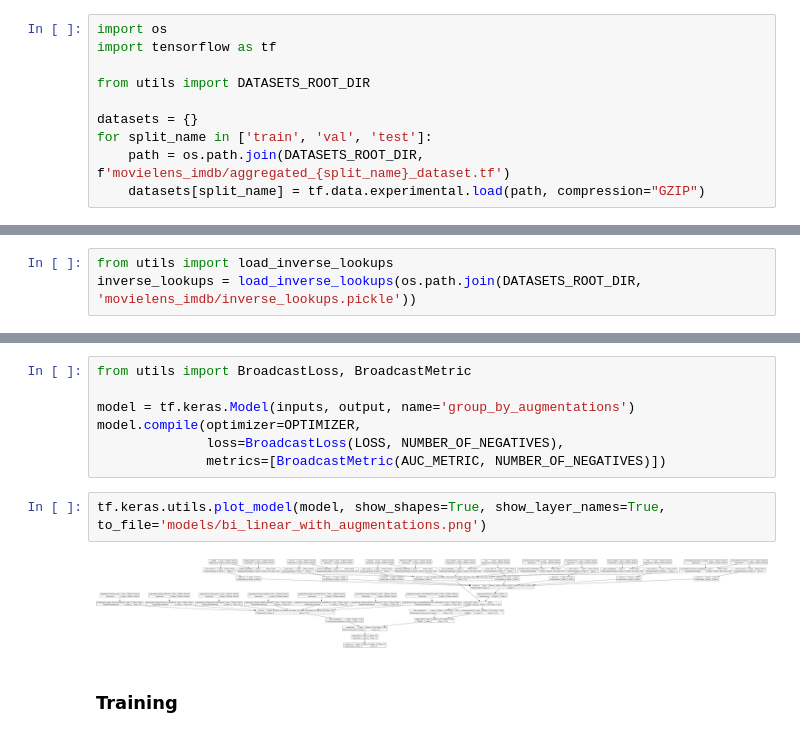
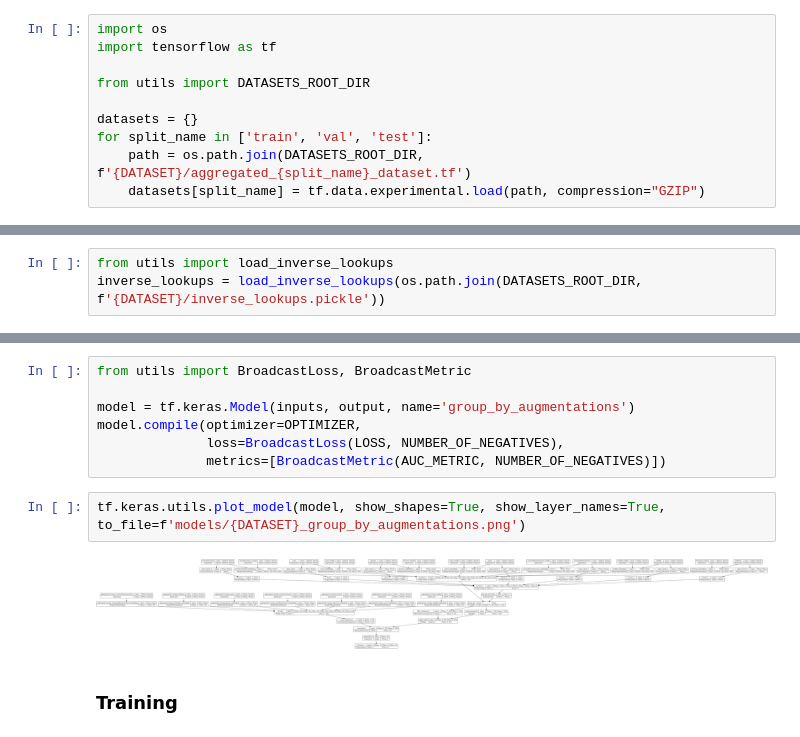
Before and after one commit to tinyclues/group-by-augmentations-model, a Jupyter notebook: training/movielens group by augmentations.ipynb, the cells around one changed output, grey strips where cells are left out. Saved outputs shown, nothing was run; the diff lists cells and outputs as text.

```diff
--- a/training/movielens group by augmentations.ipynb
+++ b/training/movielens group by augmentations.ipynb
@@ -12,6 +14,6 @@ from utils import DATASETS_ROOT_DIR
 
 datasets = {}
 for split_name in ['train', 'val', 'test']:
-    path = os.path.join(DATASETS_ROOT_DIR, f'movielens_imdb/aggregated_{split_name}_dataset.tf')
+    path = os.path.join(DATASETS_ROOT_DIR, f'{DATASET}/aggregated_{split_name}_dataset.tf')
     datasets[split_name] = tf.data.experimental.load(path, compression="GZIP")
 # %% [output]
@@ -72,7 +74,7 @@ for key in datasets:
 First we need to get number of different modalities inputs can take from saved vectorizers (it will be used in embeddings layer definition):
 # %%
 from utils import load_inverse_lookups
-inverse_lookups = load_inverse_lookups(os.path.join(DATASETS_ROOT_DIR, 'movielens_imdb/inverse_lookups.pickle'))
+inverse_lookups = load_inverse_lookups(os.path.join(DATASETS_ROOT_DIR, f'{DATASET}/inverse_lookups.pickle'))
 # %%
 import re
 
@@ -317,9 +319,9 @@ model.compile(optimizer=OPTIMIZER,
               loss=BroadcastLoss(LOSS, NUMBER_OF_NEGATIVES),
               metrics=[BroadcastMetric(AUC_METRIC, NUMBER_OF_NEGATIVES)])
 # %%
-tf.keras.utils.plot_model(model, show_shapes=True, show_layer_names=True, to_file='models/bi_linear_with_augmentations.png')
+tf.keras.utils.plot_model(model, show_shapes=True, show_layer_names=True, to_file=f'models/{DATASET}_group_by_augmentations.png')
 # %% [output]
-[figure, old version]
+[figure, new version]
 # %% [markdown]
 ### Training
 # %%
```
Also changed, not shown: parts of 7 cells of this notebook, 4 other files.
